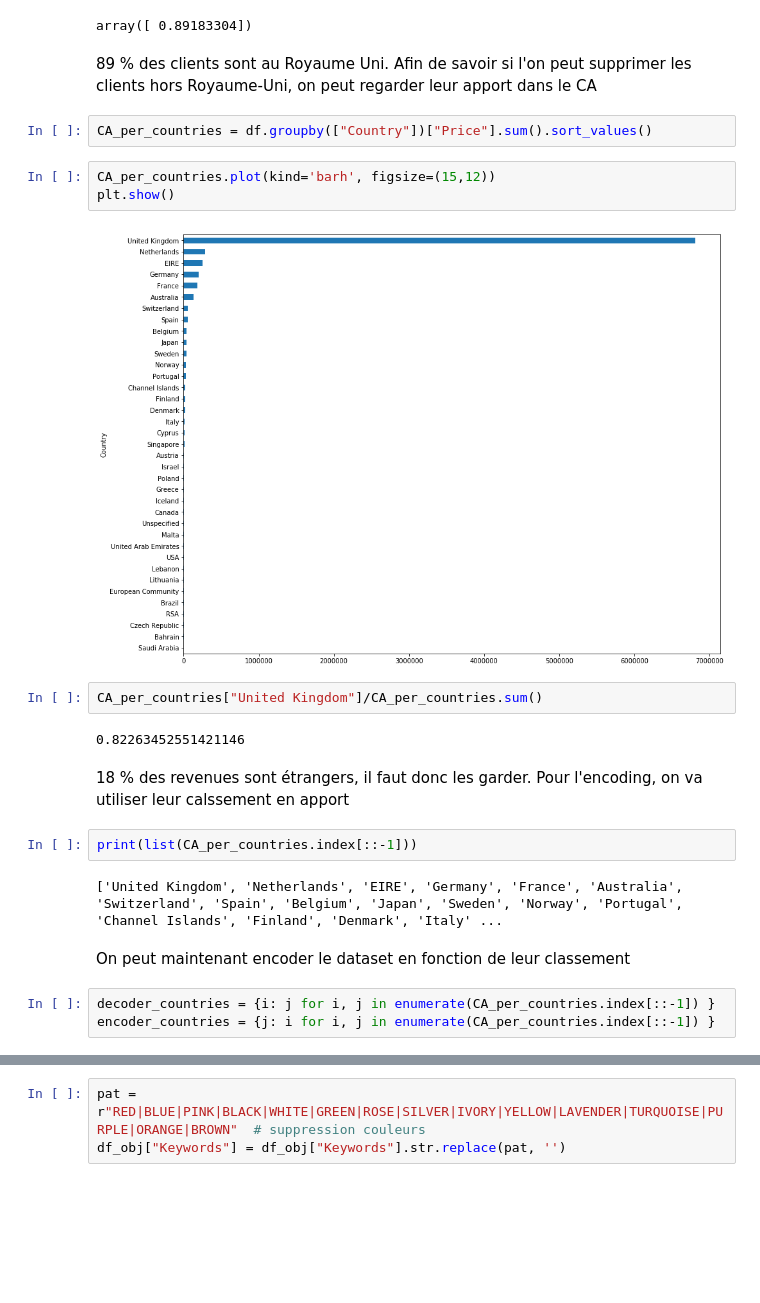
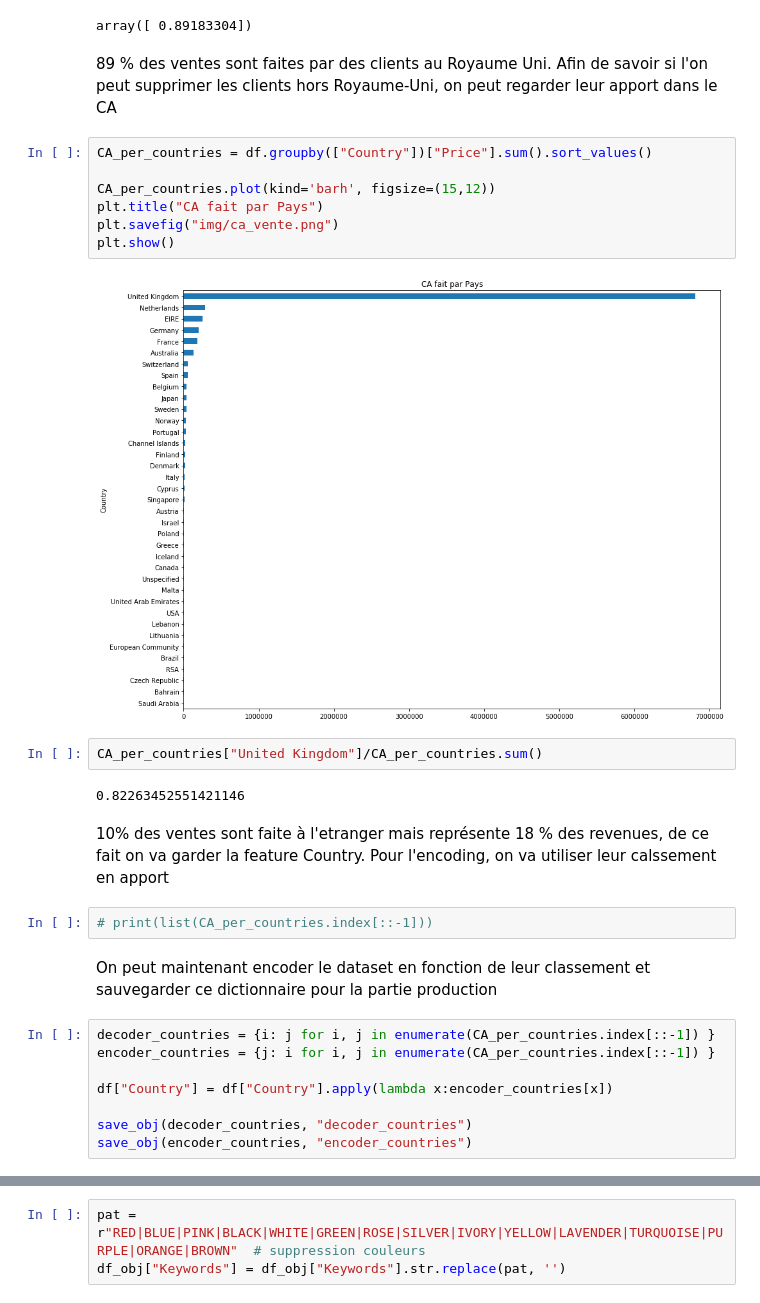
Before and after one commit to Coni63/OC_DS, a Jupyter notebook: P5/Segmentation Client.ipynb, the cells around one changed output, grey strips where cells are left out. Drawn from its saved outputs; the diff is of its cells as text; blank space fills up the shorter version.

```diff
--- a/P5/Segmentation Client.ipynb
+++ b/P5/Segmentation Client.ipynb
@@ -375,26 +324,31 @@ repartition[repartition["Country"] == "United Kingdom"]["InvoiceNo"].values/repa
 # %% [output]
 array([ 0.89183304])
 # %% [markdown]
-89 % des clients sont au Royaume Uni. Afin de savoir si l'on peut supprimer les clients hors Royaume-Uni, on peut regarder leur apport dans le CA
+89 % des ventes sont faites par des clients au Royaume Uni. Afin de savoir si l'on peut supprimer les clients hors Royaume-Uni, on peut regarder leur apport dans le CA
-# %%
-CA_per_countries = df.groupby(["Country"])["Price"].sum().sort_values()
 # %%
+CA_per_countries = df.groupby(["Country"])["Price"].sum().sort_values()
+
 CA_per_countries.plot(kind='barh', figsize=(15,12))
+plt.title("CA fait par Pays")
+plt.savefig("img/ca_vente.png")
 plt.show()
 # %% [output]
-[figure, old version]
+[figure, new version]
 # %%
 CA_per_countries["United Kingdom"]/CA_per_countries.sum()
 # %% [output]
 0.82263452551421146
 # %% [markdown]
-18 % des revenues sont étrangers, il faut donc les garder. Pour l'encoding, on va utiliser leur calssement en apport
+10% des ventes sont faite à l'etranger mais représente 18 % des revenues, de ce fait on va garder la feature Country. Pour l'encoding, on va utiliser leur calssement en apport
 # %%
-print(list(CA_per_countries.index[::-1]))
+# print(list(CA_per_countries.index[::-1]))
-# %% [output]
-['United Kingdom', 'Netherlands', 'EIRE', 'Germany', 'France', 'Australia', 'Switzerland', 'Spain', 'Belgium', 'Japan', 'Sweden', 'Norway', 'Portugal', 'Channel Islands', 'Finland', 'Denmark', 'Italy' ...
 # %% [markdown]
-On peut maintenant encoder le dataset en fonction de leur classement
+On peut maintenant encoder le dataset en fonction de leur classement et sauvegarder ce dictionnaire pour la partie production
 # %%
 decoder_countries = {i: j for i, j in enumerate(CA_per_countries.index[::-1]) }
 encoder_countries = {j: i for i, j in enumerate(CA_per_countries.index[::-1]) }
+
+df["Country"] = df["Country"].apply(lambda x:encoder_countries[x])
+
+save_obj(decoder_countries, "decoder_countries")
+save_obj(encoder_countries, "encoder_countries")
```
Also changed, not shown: parts of 209 cells of this notebook, 26 other files.
